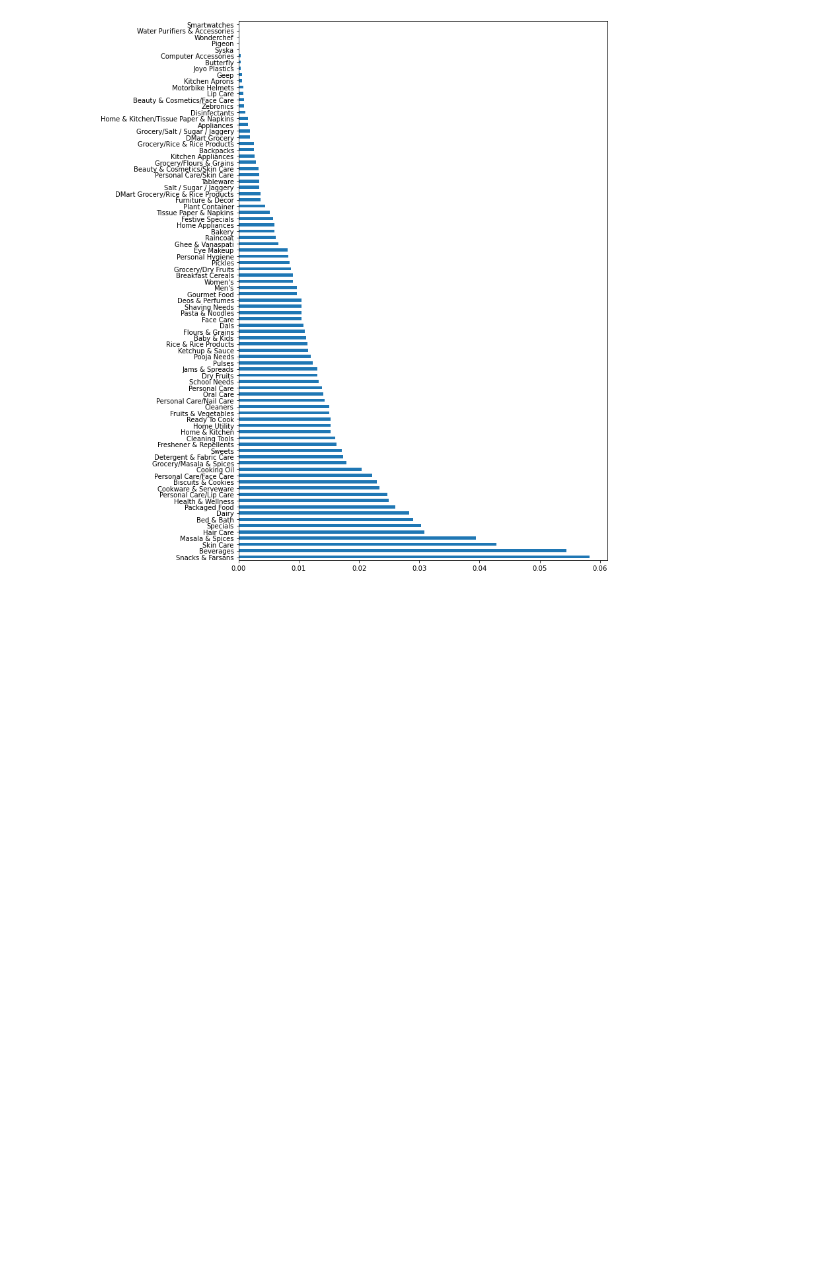
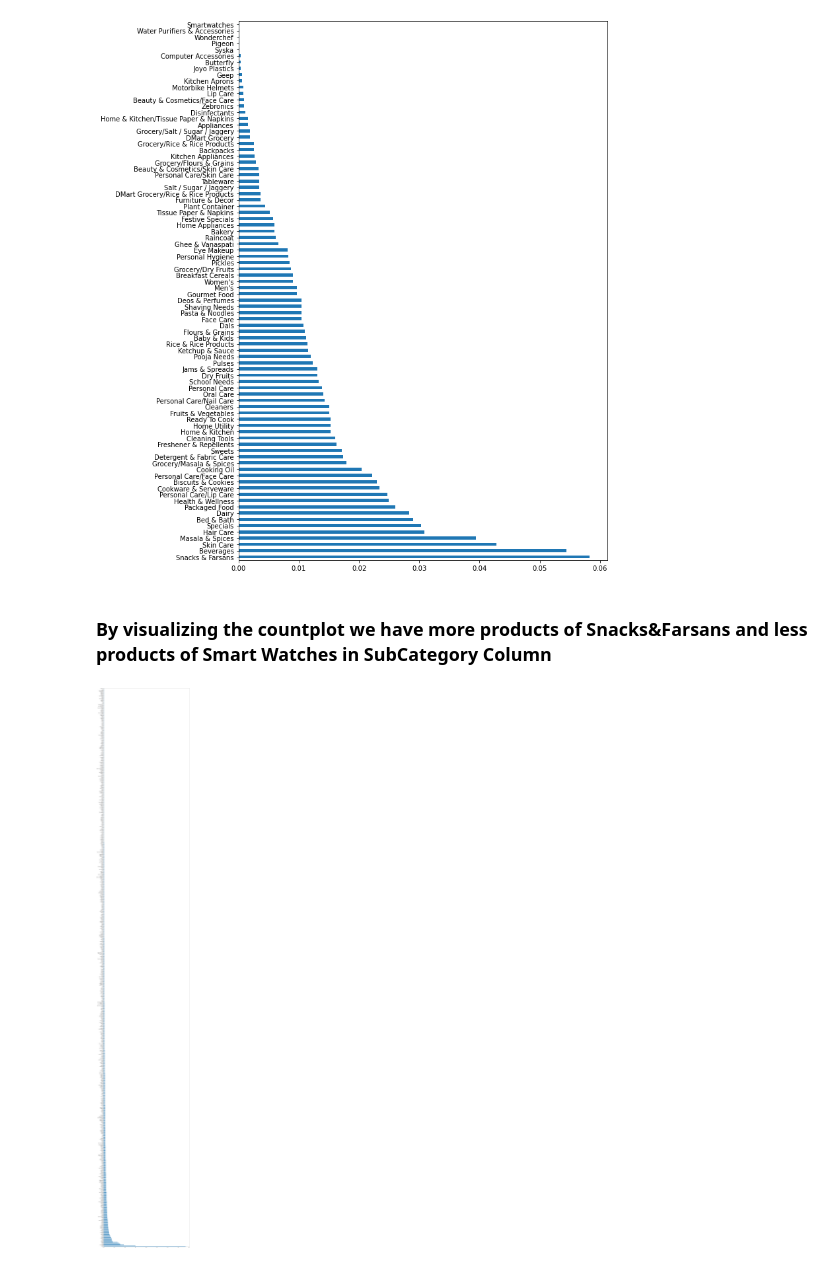
Before and after one commit to bharath3848/Dmart-dataset, a Jupyter notebook: EDA_Project.ipynb, the cells around one changed output. Drawn from its saved outputs; the diff is of its cells as text; code cells hidden in the pictures; blank space fills up the shorter version.

```diff
--- a/EDA_Project.ipynb
+++ b/EDA_Project.ipynb
@@ -241,3 +292,10 @@ df['SubCategory'].value_counts(normalize=True).plot.barh(figsize=[10,15])
 plt.show()
 # %% [output]
 [figure]
+# %% [markdown]
+### By visualizing the countplot we have more products of Snacks&Farsans and less products of Smart Watches  in SubCategory Column
+# %%
+df['Brand'].value_counts(normalize=True).plot.barh(figsize=[30,200])  # value counts gives the number of values in the choosen column
+plt.show()
+# %% [output]
+[figure, added]
```
Also changed, not shown: parts of 86 cells of this notebook.
